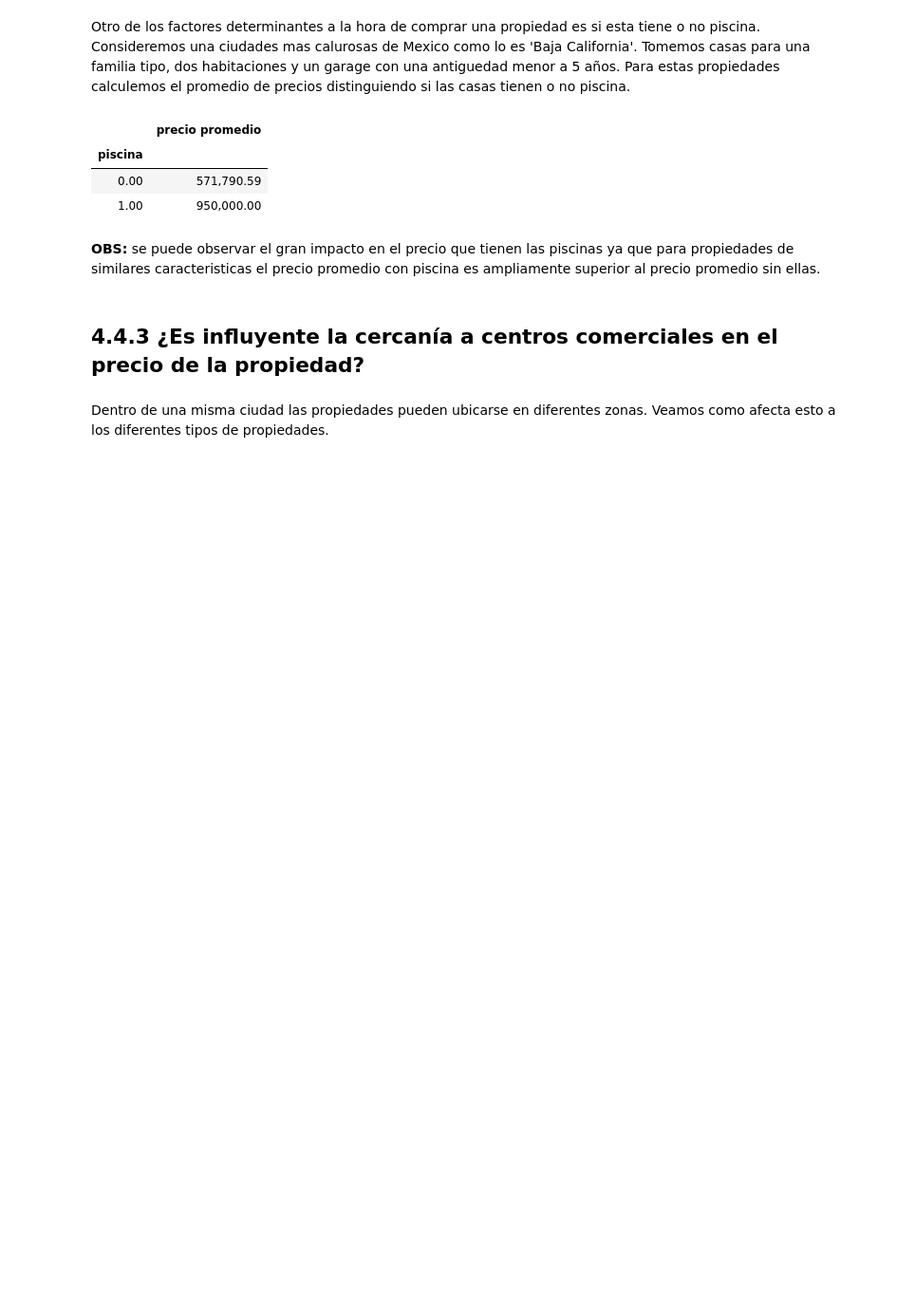
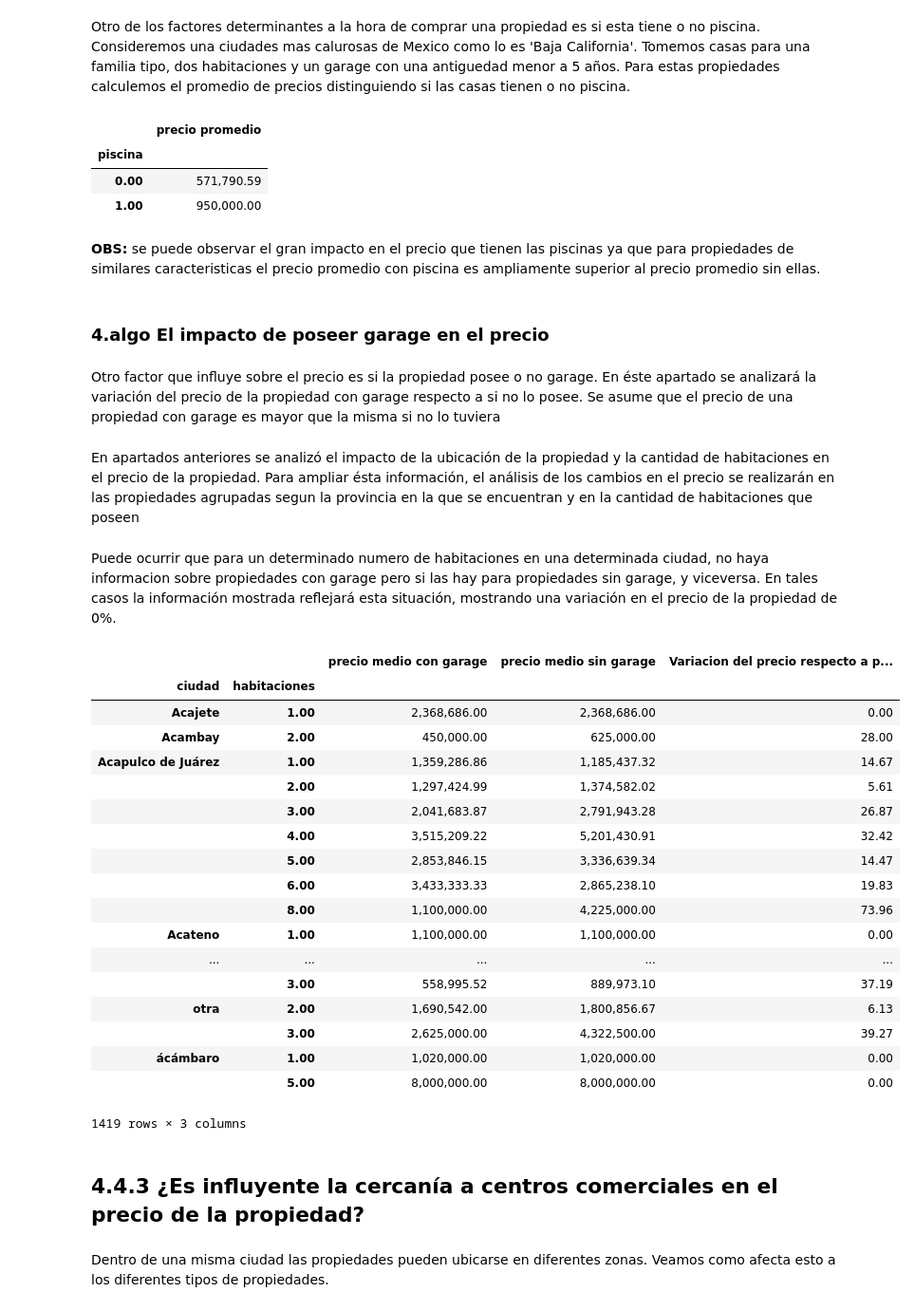
Before and after one commit to tomasSabao/TP1-OrganizacionDeDatos, a Jupyter notebook: TP119.9Dario.ipynb, the cells around one changed output. Shown at 95% size. Cells and saved outputs as stored; diff of their text form; code cells hidden in the pictures; blank space fills up the shorter version.

```diff
--- a/TP119.9Dario.ipynb
+++ b/TP119.9Dario.ipynb
@@ -381,6 +387,69 @@ df_precios_promedio
 | 1.00 | 950,000.00 |
 # %% [markdown]
 **OBS:** se puede observar el gran impacto en el precio que tienen las piscinas ya que para propiedades de similares caracteristicas el precio promedio con piscina es ampliamente superior al precio promedio sin ellas.
+# %% [markdown]
+### 4.algo      El impacto de poseer garage en el precio
+# %% [markdown]
+Otro factor que influye sobre el precio es si la propiedad posee o no garage. En éste apartado se analizará la variación del precio de la propiedad con garage respecto a si no lo posee. Se asume que el precio de una propiedad con garage es mayor que la misma si no lo tuviera
+# %% [markdown]
+En apartados anteriores se analizó el impacto de la ubicación de la propiedad y la cantidad de habitaciones en el precio de la propiedad. Para ampliar ésta información, el análisis de los cambios en el precio se realizarán en las propiedades agrupadas segun la provincia en la que se encuentran y en la cantidad de habitaciones que poseen
+# %% [markdown]
+Puede ocurrir que para un determinado numero de habitaciones en una determinada ciudad, no haya informacion sobre propiedades con garage pero si las hay para propiedades sin garage, y viceversa. En tales casos la información mostrada reflejará esta situación, mostrando una variación en el precio de la propiedad de 0%.
+# %%
+#para hacer este análisis necesito reducir la cantidad de variables de conjunto de datos a uno
+#que solamente posea dos opciones posibles: tiene garage y no tiene garage.
+#entonces agrupo por cantidad de habitaciones y por ubicacion (provincia)
+
+df_garages=df.loc[df.garages==1]
+df_sin_garages=df.loc[df.garages==0]
+df_garages=df_garages.groupby(['ciudad','habitaciones']).aggregate({'precio' : 'mean'})
+df_garages.columns=['precio medio con garage']
+
+df_sin_garages=df_sin_garages=df.groupby(['ciudad','habitaciones']).aggregate({'precio': 'mean'})
+df_sin_garages.columns=['precio medio sin garage']
+df_muestra=pd.merge(df_garages,df_sin_garages, on=['ciudad','habitaciones'])
+
+#ahora tomando el precio medio sin garage como muestra,considerando que no tener garage debería ser mas barato que tener
+#me fijo en cuanto impacta la existencia del garage
+
+serie_con_garage=df_muestra.iloc[:,0]
+serie_sin_garage=df_muestra.iloc[:,1]
+
+precio_con_garage=[]
+for elemento in serie_con_garage:
+    precio_con_garage.append(elemento)
+precio_sin_garage=[]
+for elemento in serie_sin_garage:
+    precio_sin_garage.append(elemento)
+lista_porcentajes=[]
+for x in range (0,len(precio_con_garage)):
+    numero=abs(float(precio_sin_garage[x]-precio_con_garage[x]))
+    numero=numero/float(precio_sin_garage[x])
+    numero=numero*100
+    lista_porcentajes.append(numero)
+
+df_muestra['Variacion del precio respecto a propiedad sin garage en %']=lista_porcentajes
+df_muestra
+# %% [output]
+|  |  | precio medio con garage | precio medio sin garage | Variacion del precio respecto a p... |
+| ciudad | habitaciones |  |  |  |
+| Acajete | 1.00 | 2,368,686.00 | 2,368,686.00 | 0.00 |
+| Acambay | 2.00 | 450,000.00 | 625,000.00 | 28.00 |
+| Acapulco de Juárez | 1.00 | 1,359,286.86 | 1,185,437.32 | 14.67 |
+|  | 2.00 | 1,297,424.99 | 1,374,582.02 | 5.61 |
+|  | 3.00 | 2,041,683.87 | 2,791,943.28 | 26.87 |
+|  | 4.00 | 3,515,209.22 | 5,201,430.91 | 32.42 |
+|  | 5.00 | 2,853,846.15 | 3,336,639.34 | 14.47 |
+|  | 6.00 | 3,433,333.33 | 2,865,238.10 | 19.83 |
+|  | 8.00 | 1,100,000.00 | 4,225,000.00 | 73.96 |
+| Acateno | 1.00 | 1,100,000.00 | 1,100,000.00 | 0.00 |
+| ... | ... | ... | ... | ... |
+|  | 3.00 | 558,995.52 | 889,973.10 | 37.19 |
+| otra | 2.00 | 1,690,542.00 | 1,800,856.67 | 6.13 |
+|  | 3.00 | 2,625,000.00 | 4,322,500.00 | 39.27 |
+| ácámbaro | 1.00 | 1,020,000.00 | 1,020,000.00 | 0.00 |
+|  | 5.00 | 8,000,000.00 | 8,000,000.00 | 0.00 |
+1419 rows × 3 columns
 # %% [markdown]
 ## 4.4.3 ¿Es influyente la cercanía a centros comerciales en el precio de la propiedad?
 # %% [markdown]
```
Also changed, not shown: parts of 7 cells of this notebook.
